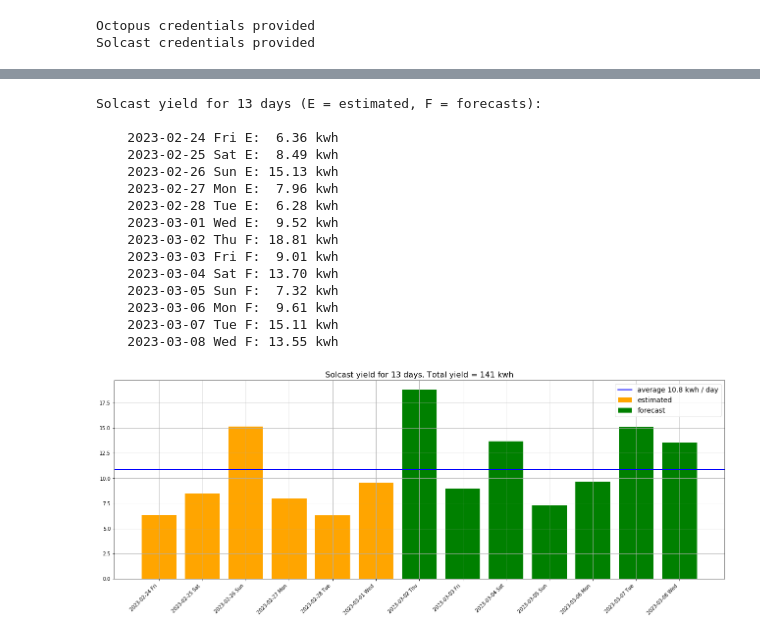
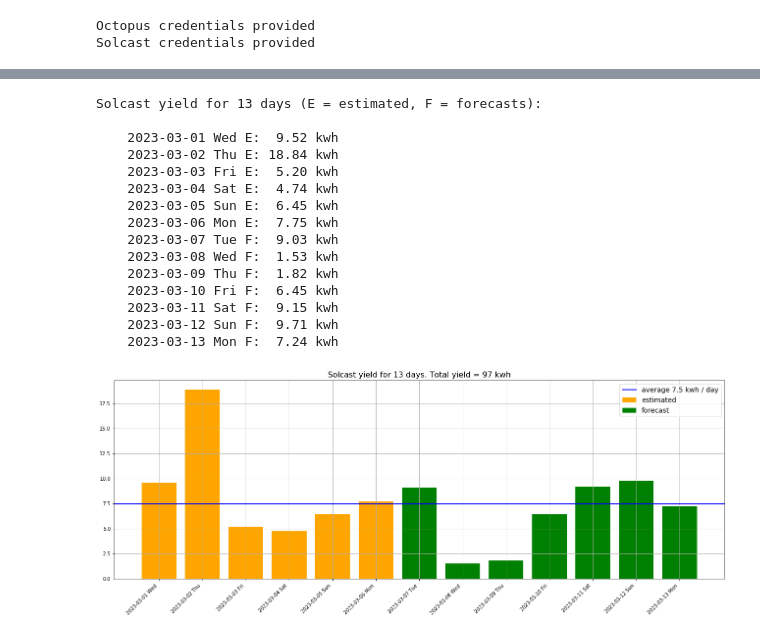
Before and after one commit to TonyM1958/Octopus, a Jupyter notebook: energy.ipynb, the cells around one changed output, grey strips where cells are left out. Drawn from its saved outputs; the diff is of its cells as text; code cells hidden in the pictures.

```diff
--- a/energy.ipynb
+++ b/energy.ipynb
@@ -56,21 +56,21 @@ Product details for code: AGILE-OUTGOING-19-05-13
 # %%
-f = e.Solcast(reload=0)
+f = e.Solcast(reload=1)
 print(f)
 f.plot_daily()
 # %% [output]
 Solcast yield for 13 days (E = estimated, F = forecasts):
 
-    2023-02-24 Fri E:  6.36 kwh
-    2023-02-25 Sat E:  8.49 kwh
-    2023-02-26 Sun E: 15.13 kwh
-    2023-02-27 Mon E:  7.96 kwh
-    2023-02-28 Tue E:  6.28 kwh
     2023-03-01 Wed E:  9.52 kwh
-    2023-03-02 Thu F: 18.81 kwh
-    2023-03-03 Fri F:  9.01 kwh
-    2023-03-04 Sat F: 13.70 kwh
-    2023-03-05 Sun F:  7.32 kwh
-    2023-03-06 Mon F:  9.61 kwh
-    2023-03-07 Tue F: 15.11 kwh
-    2023-03-08 Wed F: 13.55 kwh
+    2023-03-02 Thu E: 18.84 kwh
+    2023-03-03 Fri E:  5.20 kwh
+    2023-03-04 Sat E:  4.74 kwh
+    2023-03-05 Sun E:  6.45 kwh
+    2023-03-06 Mon E:  7.75 kwh
+    2023-03-07 Tue F:  9.03 kwh
+    2023-03-08 Wed F:  1.53 kwh
+    2023-03-09 Thu F:  1.82 kwh
+    2023-03-10 Fri F:  6.45 kwh
+    2023-03-11 Sat F:  9.15 kwh
+    2023-03-12 Sun F:  9.71 kwh
+    2023-03-13 Mon F:  7.24 kwh
-[figure, old version]
+[figure, new version]
```
Also changed, not shown: parts of 2 cells of this notebook, 1 other file.
